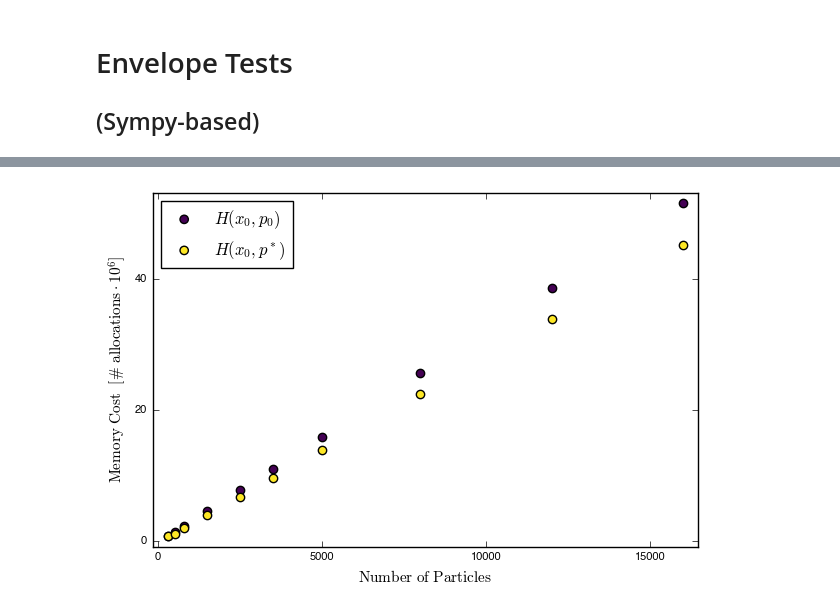
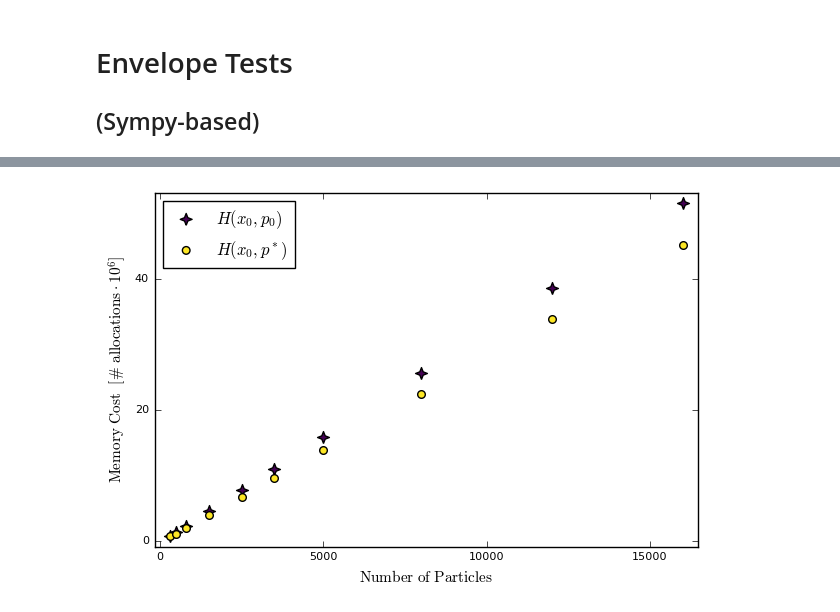
Before and after one commit to benfolsom/dcplapprx, a Jupyter notebook: suppl1_octupole_plots.ipynb, the cells around one changed output, grey strips where cells are left out. Cells and saved outputs as stored; diff of their text form; code cells hidden in the pictures.

```diff
--- a/suppl1_octupole_plots.ipynb
+++ b/suppl1_octupole_plots.ipynb
@@ -264,16 +288,16 @@ pstMalsc = [.362,.479,.65,.97,1.18,1.39,2.71,4.58];
 # %%
 f = "Sans";
 default(tickfont = font(f,8),
 guidefont = font(f,11),
 legendfont = font(f,12))
 
-Plots.scatter(N,lieMal,label=L"H(x_0,p_0)")
-Plots.scatter!(N,pstMal, grid=false,label=L"H(x_0,p^*)",leg=:topleft)
+Plots.scatter(N,lieMal,label=L"H(x_0,p_0)",m=(:star4,8.5))
+Plots.scatter!(N,pstMal, grid=false,label=L"H(x_0,p^*)",leg=:topleft,m=(:circle,5.5))
 plot!(ylabel=L"\mathrm{Memory \ Cost}  \ \ [\# \ \mathrm{allocations} \cdot 10^6]")
 plot!(xlabel=L"\mathrm{Number \ of \ Particles}")
 Plots.pdf("/Users/benfolsom/Desktop/benchpart")
 # %% [output]
-[figure, old version]
+[figure, new version]
 # %%
 f = "Sans";
 default(tickfont = font(f,8),
```
Also changed, not shown: parts of 14 cells of this notebook.
